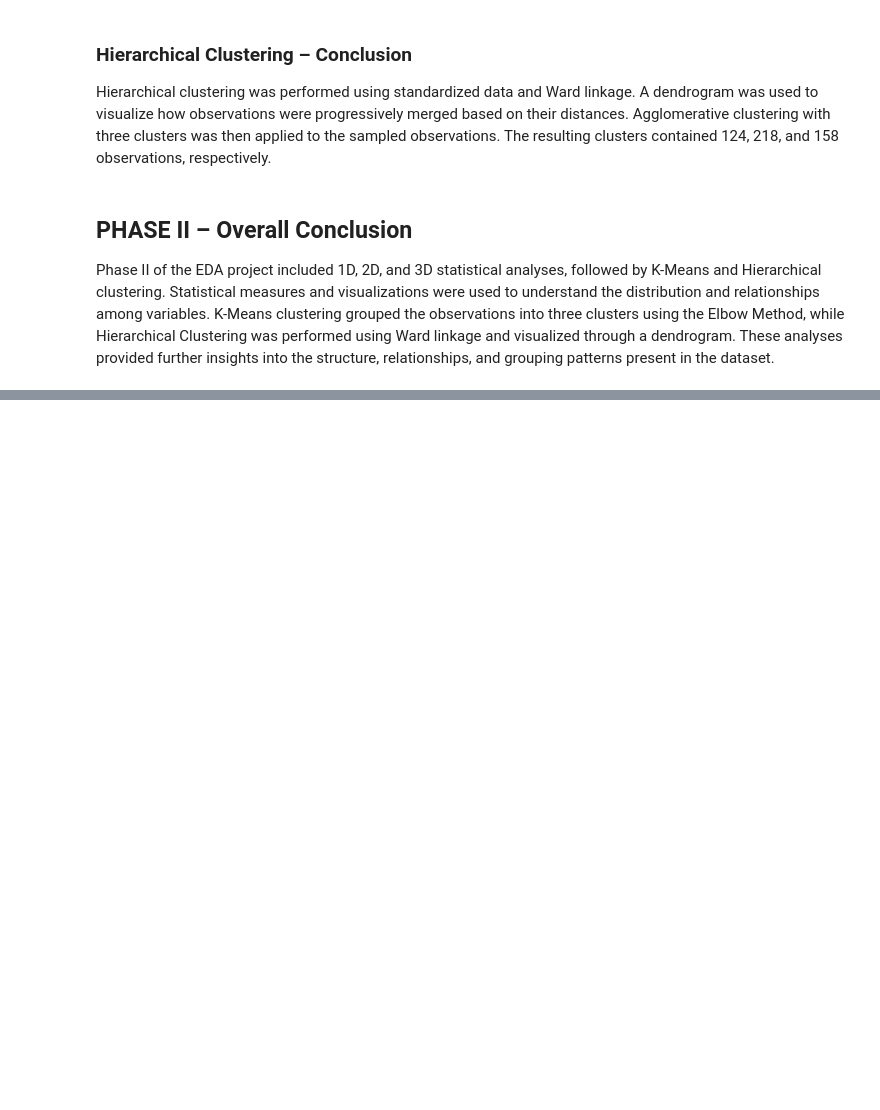
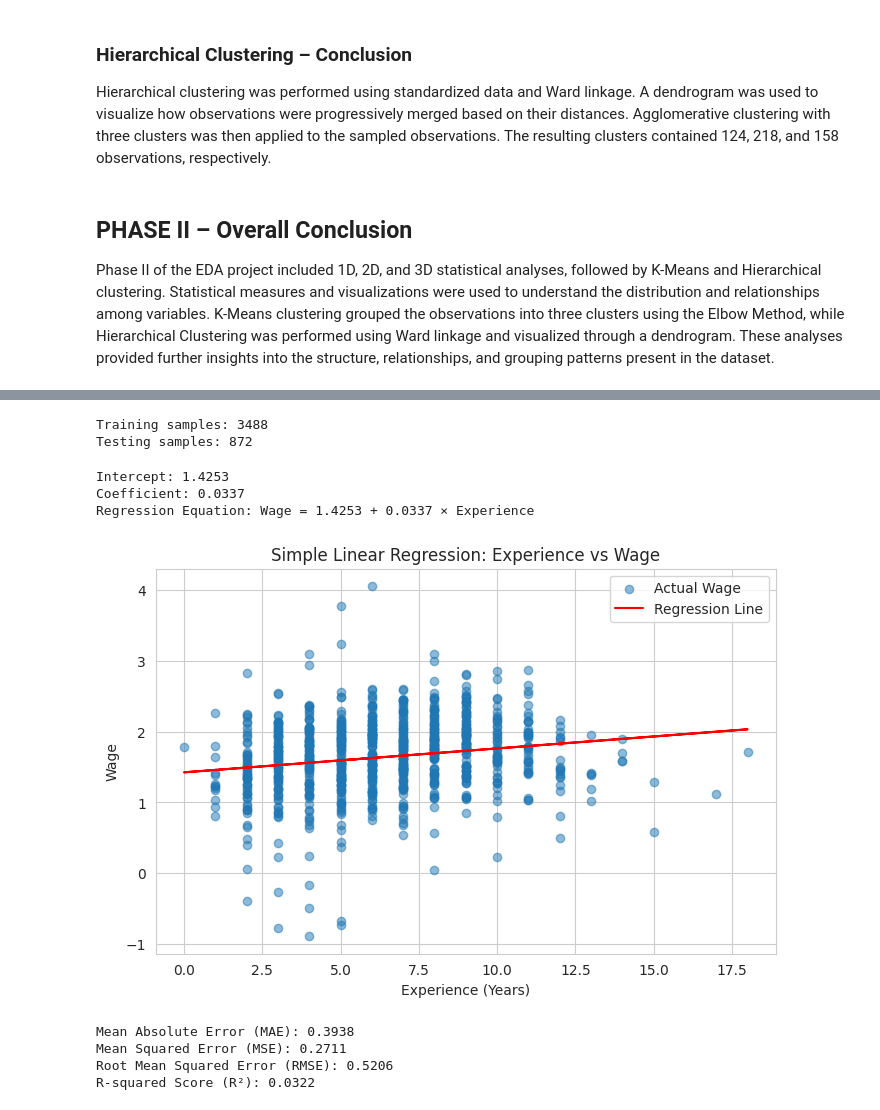
Before and after one commit to ChittibotulaNiharika/Chittibotula_Niharika, a Jupyter notebook: EDA_Project.ipynb, the cells around one changed output, grey strips where cells are left out. Drawn from its saved outputs; the diff is of its cells as text; code cells hidden in the pictures; blank space fills up the shorter version.

```diff
--- a/EDA_Project.ipynb
+++ b/EDA_Project.ipynb
@@ -759,0 +936,79 @@ Phase II of the EDA project included 1D, 2D, and 3D statistical analyses, follow
+# %%
+# Prepare data for Simple Linear Regression
+
+from sklearn.model_selection import train_test_split
+from sklearn.linear_model import LinearRegression
+from sklearn.metrics import mean_absolute_error, mean_squared_error, r2_score
+
+X = df[['exper']]
+y = df['wage']
+
+X_train, X_test, y_train, y_test = train_test_split(
+    X, y, test_size=0.2, random_state=42
+)
+
+print("Training samples:", len(X_train))
+print("Testing samples:", len(X_test))
+# %% [output]
+Training samples: 3488
+Testing samples: 872
+# %%
+# Train the Simple Linear Regression model
+
+slr_model = LinearRegression()
+slr_model.fit(X_train, y_train)
+
+print("Intercept:", round(slr_model.intercept_, 4))
+print("Coefficient:", round(slr_model.coef_[0], 4))
+
+print(
+    "Regression Equation: Wage =",
+    round(slr_model.intercept_, 4),
+    "+",
+    round(slr_model.coef_[0], 4),
+    "× Experience"
+)
+# %% [output]
+Intercept: 1.4253
+Coefficient: 0.0337
+Regression Equation: Wage = 1.4253 + 0.0337 × Experience
+# %%
+# Plot actual wage values and the regression line
+
+plt.figure(figsize=(8, 5))
+
+plt.scatter(X_test['exper'], y_test, alpha=0.5, label='Actual Wage')
+
+plt.plot(
+    X_test['exper'],
+    slr_model.predict(X_test),
+    color='red',
+    label='Regression Line'
+)
+
+plt.xlabel('Experience (Years)')
+plt.ylabel('Wage')
+plt.title('Simple Linear Regression: Experience vs Wage')
+plt.legend()
+plt.show()
+# %% [output]
+[figure, added]
+# %%
+# Evaluate model performance using test data
+
+y_pred = slr_model.predict(X_test)
+
+mae = mean_absolute_error(y_test, y_pred)
+mse = mean_squared_error(y_test, y_pred)
+rmse = np.sqrt(mse)
+r2 = r2_score(y_test, y_pred)
+
+print("Mean Absolute Error (MAE):", round(mae, 4))
+print("Mean Squared Error (MSE):", round(mse, 4))
+print("Root Mean Squared Error (RMSE):", round(rmse, 4))
+print("R-squared Score (R²):", round(r2, 4))
+# %% [output]
+Mean Absolute Error (MAE): 0.3938
+Mean Squared Error (MSE): 0.2711
+Root Mean Squared Error (RMSE): 0.5206
+R-squared Score (R²): 0.0322
```
Also changed, not shown: parts of 14 cells of this notebook.
